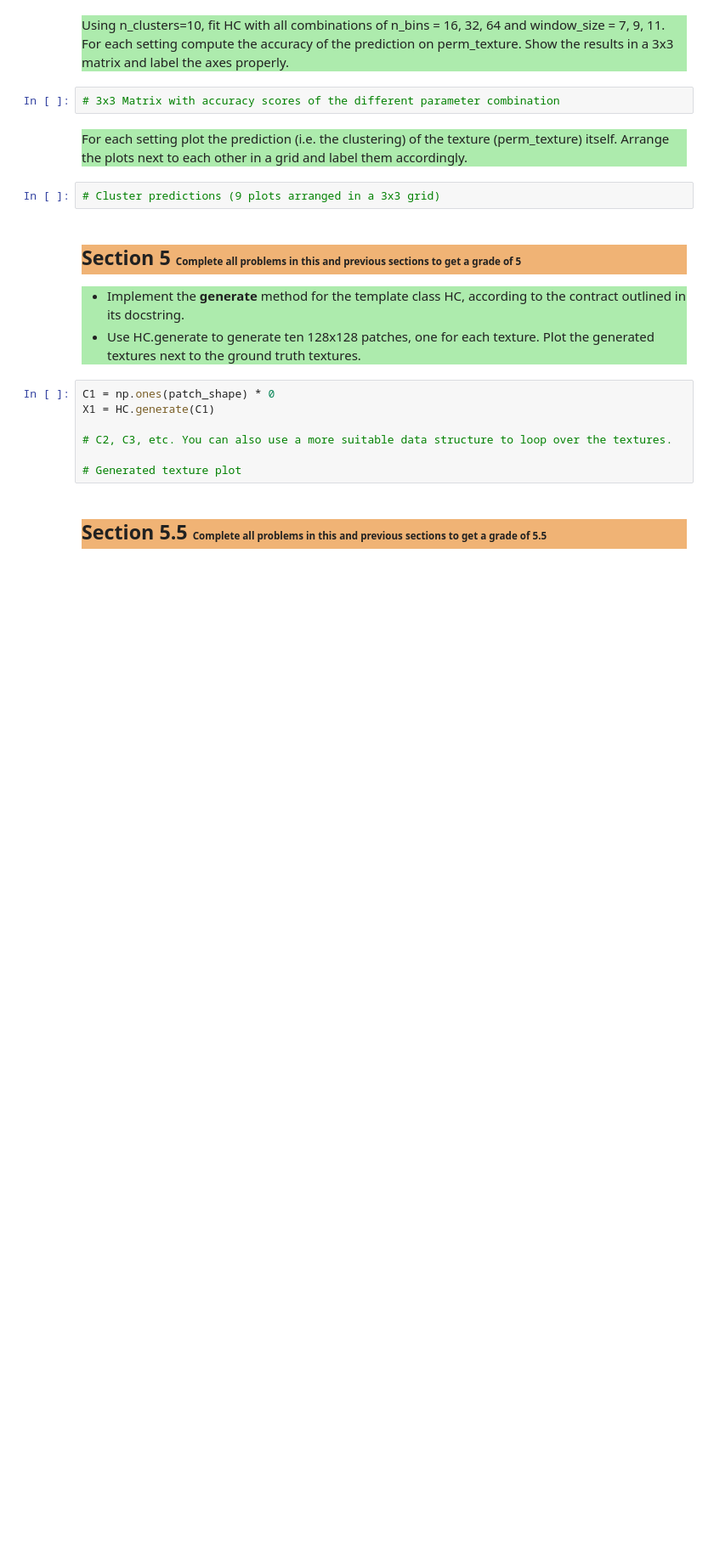
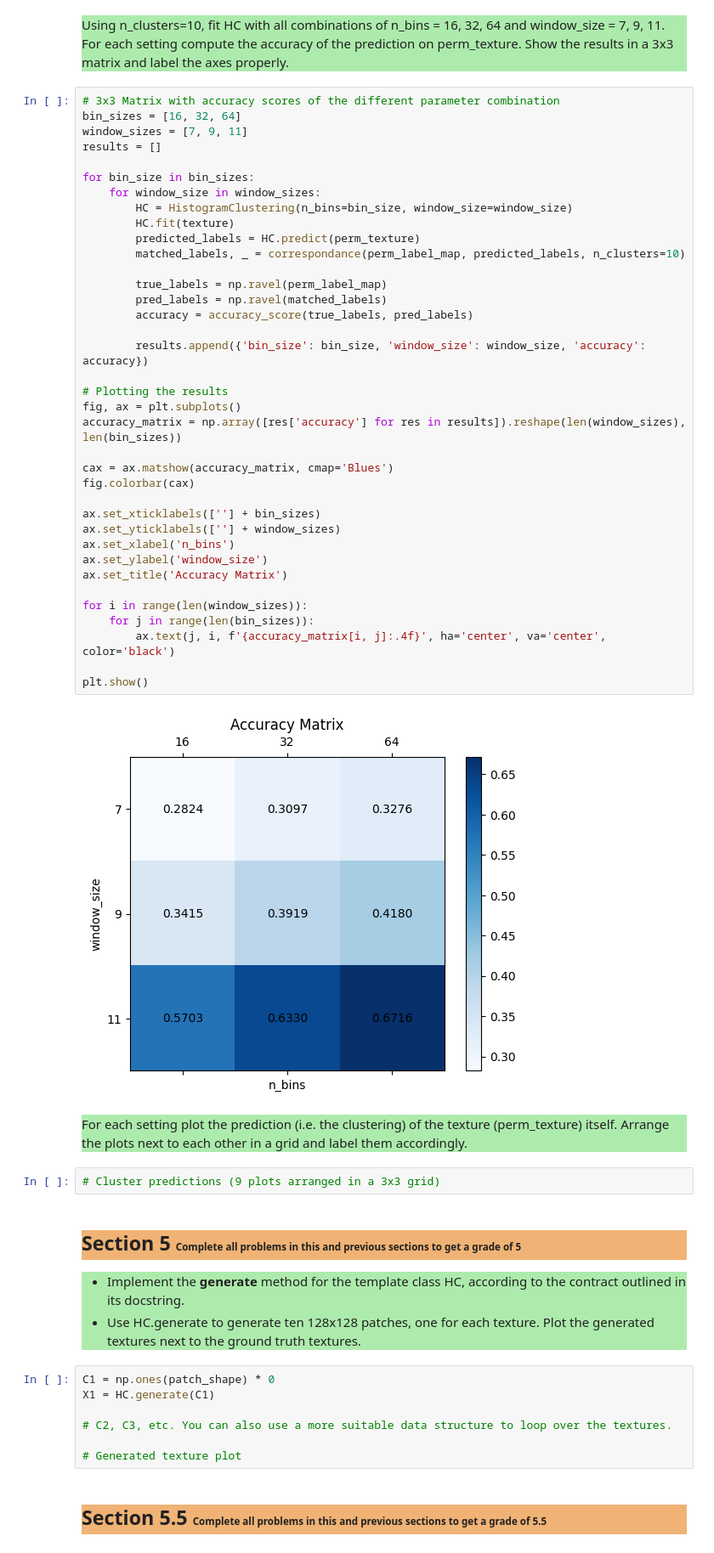
Before and after one commit to marvin-koch/slt-ce-1, a Jupyter notebook: slt-ce-2/slt-ce-2.ipynb, the cells around one changed output. Shown: that part at 85% size. Saved outputs shown, nothing was run; the diff lists cells and outputs as text; blank space fills up the shorter version.

```diff
--- a/slt-ce-2/slt-ce-2.ipynb
+++ b/slt-ce-2/slt-ce-2.ipynb
@@ -238,8 +456,45 @@ predicted_perm_label_map = HC.predict(perm_texture)
     Using n_clusters=10, fit HC with all combinations of n_bins = 16, 32, 64 and window_size = 7, 9, 11.
     For each setting compute the accuracy of the prediction on perm_texture. Show the results in a 3x3 matrix and label the axes properly.
 </p>
-# %%
-# 3x3 Matrix with accuracy scores of the different parameter combination
+# %%
+# 3x3 Matrix with accuracy scores of the different parameter combination
+bin_sizes = [16, 32, 64]
+window_sizes = [7, 9, 11]
+results = []
+
+for bin_size in bin_sizes:
+    for window_size in window_sizes:
+        HC = HistogramClustering(n_bins=bin_size, window_size=window_size)
+        HC.fit(texture)
+        predicted_labels = HC.predict(perm_texture)
+        matched_labels, _ = correspondance(perm_label_map, predicted_labels, n_clusters=10)
+
+        true_labels = np.ravel(perm_label_map)
+        pred_labels = np.ravel(matched_labels)
+        accuracy = accuracy_score(true_labels, pred_labels)
+
+        results.append({'bin_size': bin_size, 'window_size': window_size, 'accuracy': accuracy})
+
+# Plotting the results
+fig, ax = plt.subplots()
+accuracy_matrix = np.array([res['accuracy'] for res in results]).reshape(len(window_sizes), len(bin_sizes))
+
+cax = ax.matshow(accuracy_matrix, cmap='Blues')
+fig.colorbar(cax)
+
+ax.set_xticklabels([''] + bin_sizes)
+ax.set_yticklabels([''] + window_sizes)
+ax.set_xlabel('n_bins')
+ax.set_ylabel('window_size')
+ax.set_title('Accuracy Matrix')
+
+for i in range(len(window_sizes)):
+    for j in range(len(bin_sizes)):
+        ax.text(j, i, f'{accuracy_matrix[i, j]:.4f}', ha='center', va='center', color='black')
+
+plt.show()
+# %% [output]
+[figure, added]
 # %% [markdown]
 <p style="background-color:#adebad;">
     For each setting plot the prediction (i.e. the clustering) of the texture (perm_texture) itself. Arrange the plots next to each other in a grid and label them accordingly.
```
Also changed, not shown: parts of 7 cells of this notebook.
